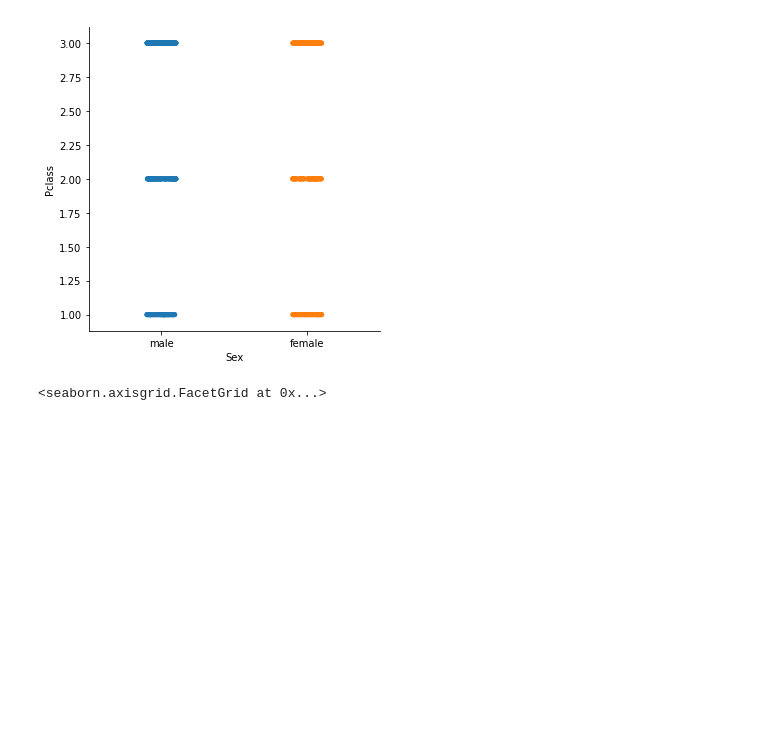
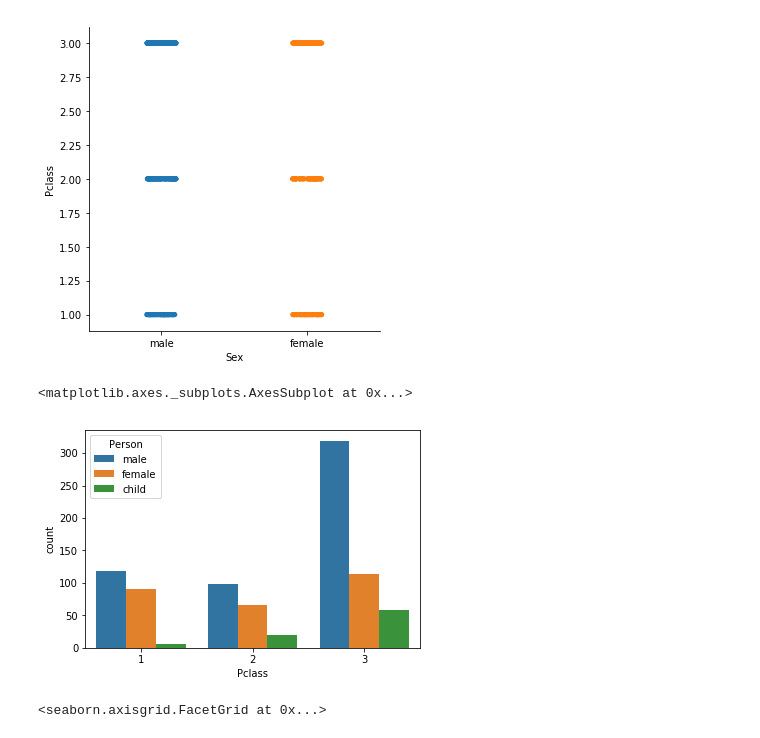
Before and after one commit to Mixsa12/Learning, a Jupyter notebook: Titanic_Data_Project_Udemy/Titanic Data intro project.ipynb, the cells around one changed output. Drawn from its saved outputs; the diff is of its cells as text; code cells hidden in the pictures; blank space fills up the shorter version.

```diff
--- a/Titanic_Data_Project_Udemy/Titanic Data intro project.ipynb
+++ b/Titanic_Data_Project_Udemy/Titanic Data intro project.ipynb
@@ -69,6 +74,20 @@ sbs.countplot('Sex',data=titanic_df, hue = 'Pclass')
 # %% [output]
 <seaborn.axisgrid.FacetGrid at 0x...>
 [figure]
+# %%
+def man_woman_child(passenger):
+    age, sex = passenger
+    if age <16:
+        return "child"
+    else:
+        return sex
+# %%
+titanic_df['Person']= titanic_df[["Age","Sex"]].apply(man_woman_child, axis=1)
+# %%
+sbs.countplot("Pclass", data=titanic_df, hue= "Person")
+# %% [output]
+<matplotlib.axes._subplots.AxesSubplot at 0x...>
+[figure, added]
 # %%
 sbs.catplot("Sex",'Age', hue = 'Survived', data=titanic_df)
 sbs.catplot("Fare",'Age', hue = 'Survived', data=titanic_df)
```
Also changed, not shown: parts of 6 cells of this notebook.
